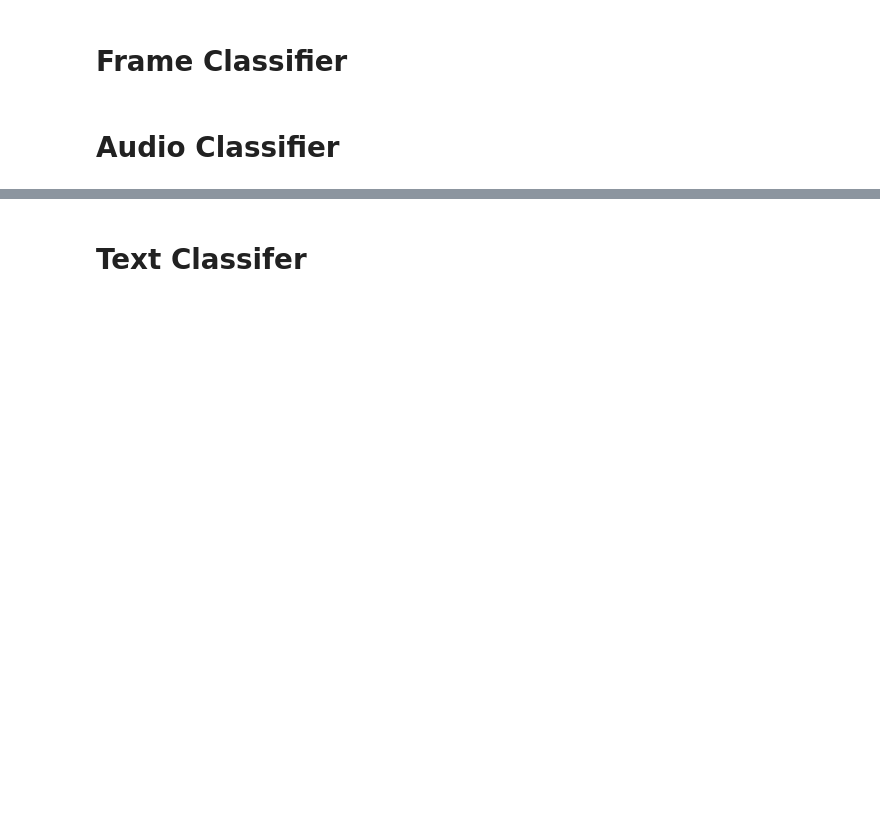
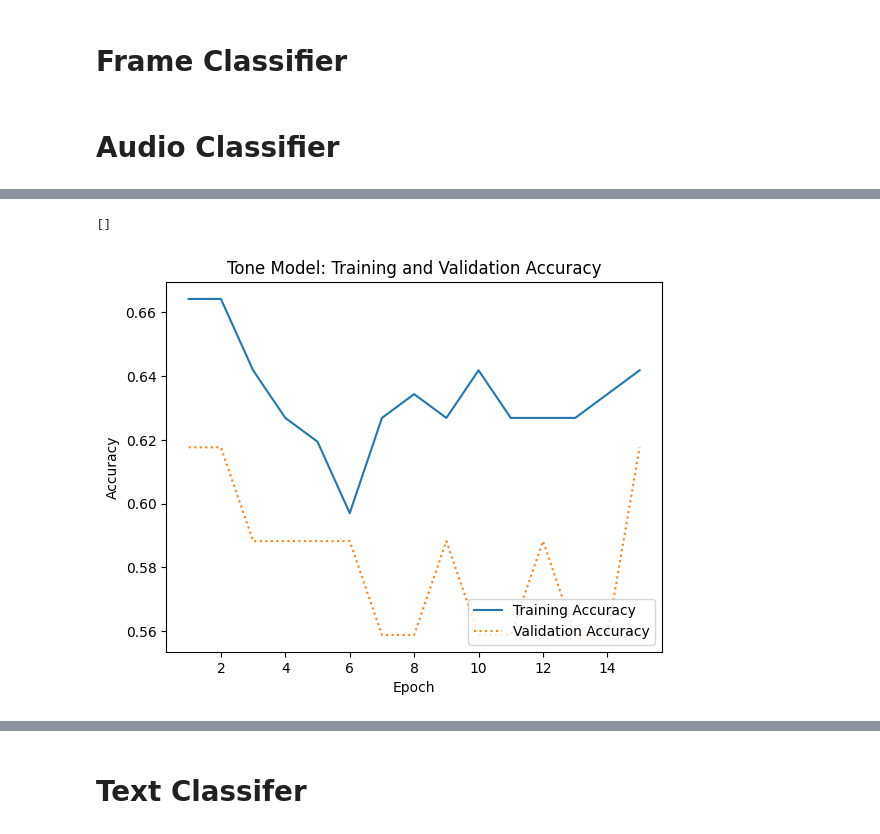
Before and after one commit to katiesun138/cmpt-419, a Jupyter notebook: SarcasmDetectionModel.ipynb, the cells around one changed output, grey strips where cells are left out. Cells and saved outputs as stored; diff of their text form; code cells hidden in the pictures; blank space fills up the shorter version.

```diff
--- a/SarcasmDetectionModel.ipynb
+++ b/SarcasmDetectionModel.ipynb
@@ -66,0 +89,26 @@ spectrograms_nparray = np.array(spectrograms)
+# %%
+from keras.models import Sequential
+from keras.layers import Conv2D, MaxPooling2D
+from keras.layers import Flatten, Dense, BatchNormalization, Dropout
+
+#Build Model
+model = Sequential()
+model.add(Conv2D(32, (3, 3), activation='relu', input_shape=(128, 862, 1)))
+model.add(BatchNormalization())
+model.add(MaxPooling2D(2, 2))
+model.add(Conv2D(128, (3, 3), activation='relu'))
+model.add(BatchNormalization())
+model.add(MaxPooling2D(2, 2))
+model.add(Flatten())
+model.add(Dropout(0.25))
+model.add(Dense(64, activation='relu'))
+model.add(Dense(2, activation='sigmoid'))  # Output layer with 1 unit for binary classification
+
+model.compile(optimizer='adam', loss='binary_crossentropy', metrics=['accuracy'])
+#model.summary()
+# %%
+batch = 5
+epochs = 15
+
+#Fit the model
+tone_model = model.fit(tone_train_norm, tone_train_encoded, batch_size=batch, epochs=epochs, validation_split = 0.2)
@@ -66,0 +133,15 @@ spectrograms_nparray = np.array(spectrograms)
+# %%
+accuracy = tone_model.history['accuracy']
+validation_acc = tone_model.history['val_accuracy']
+epochs = range(1, len(accuracy) + 1)
+
+plt.plot(epochs, accuracy, '-', label='Training Accuracy')
+plt.plot(epochs, validation_acc, ':', label='Validation Accuracy')
+plt.title('Tone Model: Training and Validation Accuracy')
+plt.xlabel('Epoch')
+plt.ylabel('Accuracy')
+plt.legend(loc='lower right')
+plt.plot()
+# %% [output]
+[]
+[figure, added]
```
Also changed, not shown: parts of 9 cells of this notebook.
